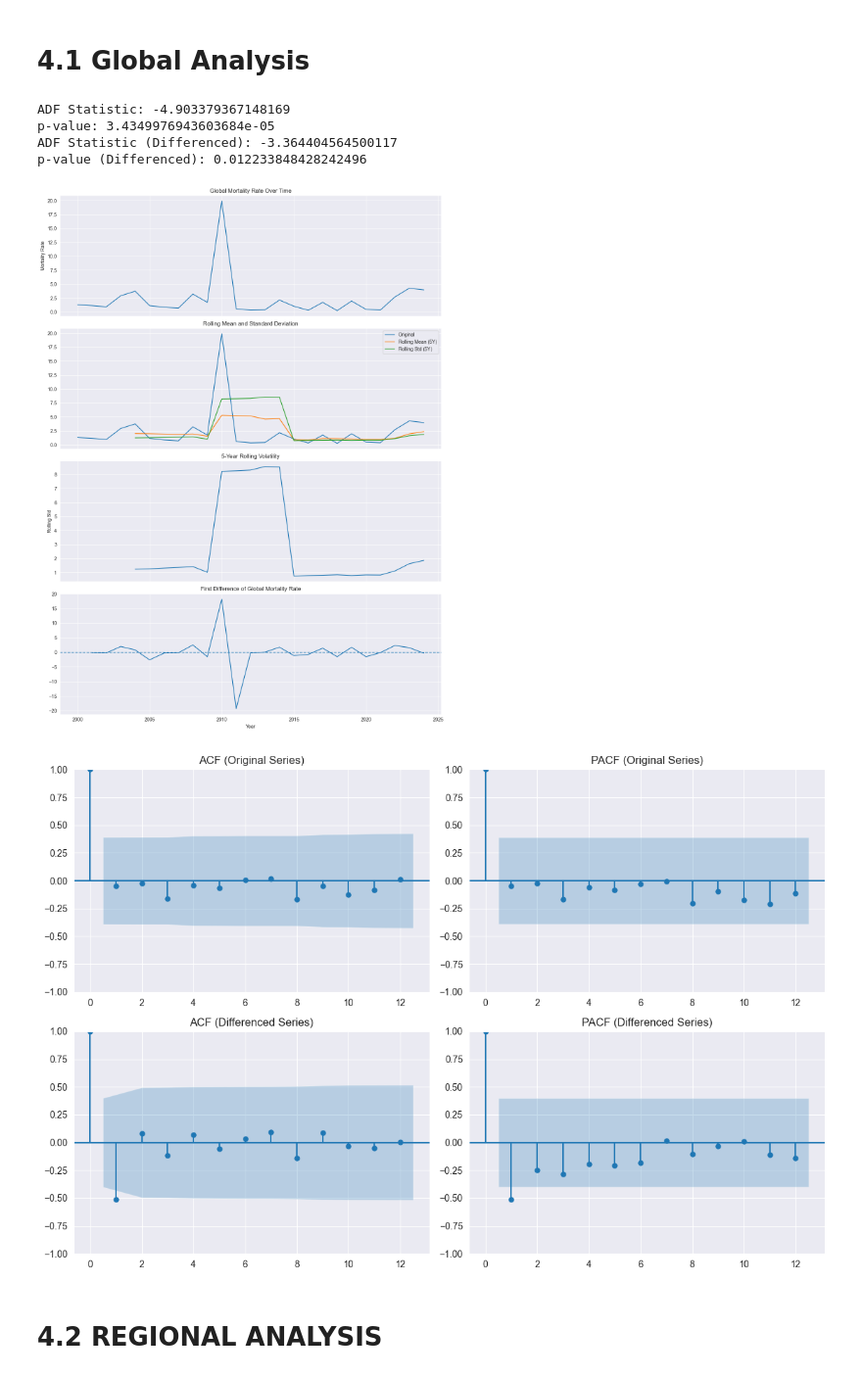
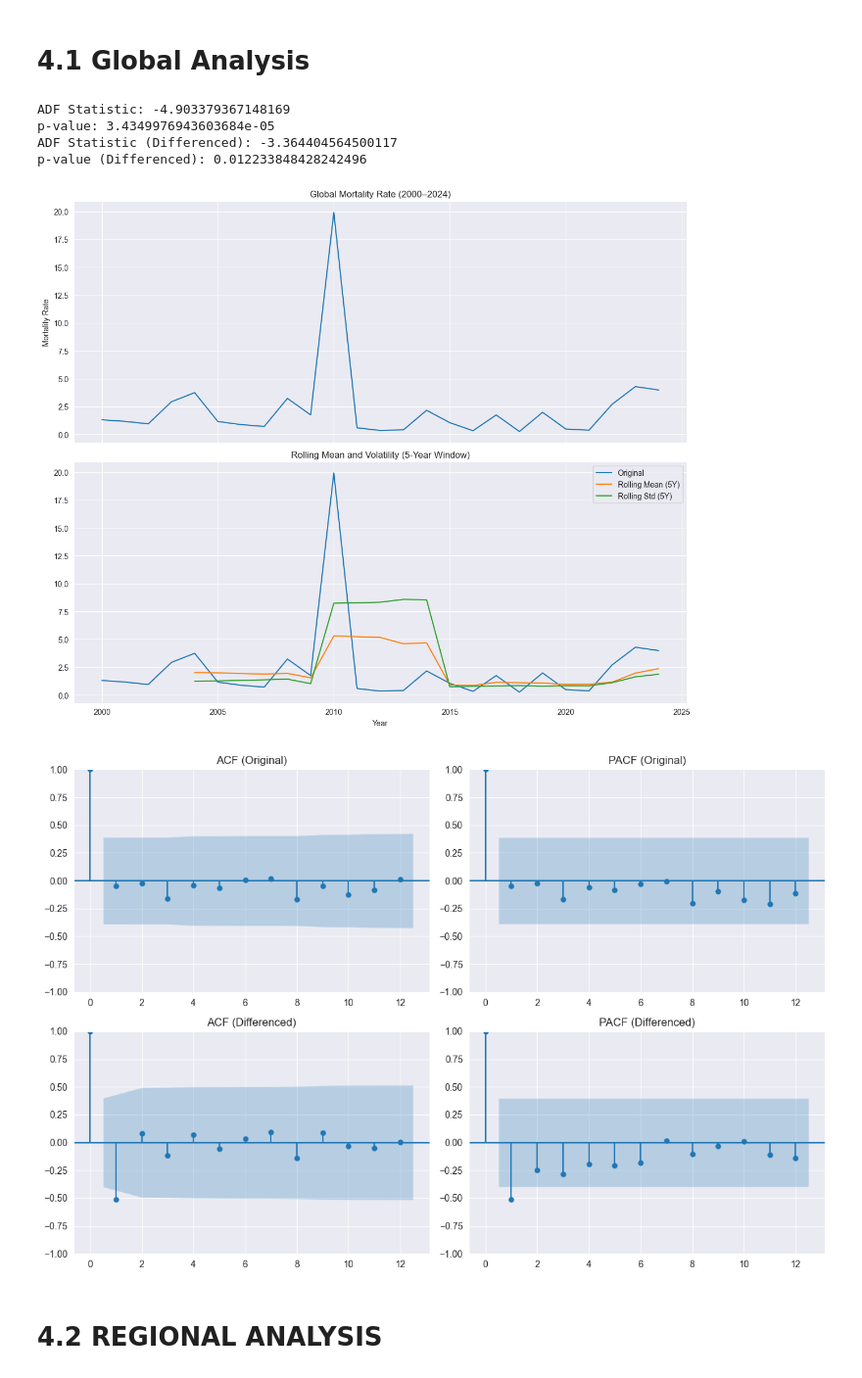
Before and after one commit to NgocMypzg/Mortality_Rate_Forecasting, a Jupyter notebook: notebook/eda.ipynb, the cells around one changed output. Shown at 98% size. Drawn from its saved outputs; the diff is of its cells as text; code cells hidden in the pictures.

```diff
--- a/notebook/eda.ipynb
+++ b/notebook/eda.ipynb
@@ -33,94 +28,76 @@ Zimbabwe
 # %% [markdown]
 # 4.1 Global Analysis
 # %%
-# 4.1.1 Global Trend
-
+# 4.1 Global Series
 global_ts = (
     df.groupby("Year")["Mortality_Rate"]
     .mean()
     .sort_index()
 )
 
-# 4.1.2 Rolling Statistics
-
+# Rolling Statistics
 rolling_mean = global_ts.rolling(window=5).mean()
 rolling_std = global_ts.rolling(window=5).std()
 
-# 4.1.3 Stationarity (ADF Test)
-
+# ADF Test
 from statsmodels.tsa.stattools import adfuller
 
 adf_result = adfuller(global_ts)
+diff_ts = global_ts.diff().dropna()
+adf_diff = adfuller(diff_ts)
 
 print("ADF Statistic:", adf_result[0])
 print("p-value:", adf_result[1])
-
-# First Difference
-diff_ts = global_ts.diff().dropna()
-
-adf_diff = adfuller(diff_ts)
-
 print("ADF Statistic (Differenced):", adf_diff[0])
 print("p-value (Differenced):", adf_diff[1])
 
-#Trend + Rolling + Volatility + Diff
+# Figure 1: Trend + Rolling
 
-fig, axes = plt.subplots(4, 1, figsize=(12, 16), sharex=True)
+fig, axes = plt.subplots(2, 1, figsize=(12, 10), sharex=True)
 
-# Global Trend
+# Trend
 axes[0].plot(global_ts)
-axes[0].set_title("Global Mortality Rate Over Time")
+axes[0].set_title("Global Mortality Rate (2000–2024)")
 axes[0].set_ylabel("Mortality Rate")
 
 # Rolling Mean + Std
 axes[1].plot(global_ts, label="Original")
 axes[1].plot(rolling_mean, label="Rolling Mean (5Y)")
 axes[1].plot(rolling_std, label="Rolling Std (5Y)")
 axes[1].legend()
-axes[1].set_title("Rolling Mean and Standard Deviation")
-
-# Rolling Volatility
-axes[2].plot(rolling_std)
-axes[2].set_title("5-Year Rolling Volatility")
-axes[2].set_ylabel("Rolling Std")
-
-# First Difference
-axes[3].plot(diff_ts)
-axes[3].axhline(0, linestyle="--")
-axes[3].set_title("First Difference of Global Mortality Rate")
-axes[3].set_xlabel("Year")
+axes[1].set_title("Rolling Mean and Volatility (5-Year Window)")
+axes[1].set_xlabel("Year")
 
 plt.tight_layout()
 plt.show()
 
-
-# 4.1.4 ACF & PACF
+# Figure 2: ACF & PACF
 
 from statsmodels.graphics.tsaplots import plot_acf, plot_pacf
 
 fig, axes = plt.subplots(2, 2, figsize=(12, 8))
 
 plot_acf(global_ts, ax=axes[0, 0])
-axes[0, 0].set_title("ACF (Original Series)")
+axes[0, 0].set_title("ACF (Original)")
 
 plot_pacf(global_ts, ax=axes[0, 1])
-axes[0, 1].set_title("PACF (Original Series)")
+axes[0, 1].set_title("PACF (Original)")
 
 plot_acf(diff_ts, ax=axes[1, 0])
-axes[1, 0].set_title("ACF (Differenced Series)")
+axes[1, 0].set_title("ACF (Differenced)")
 
 plot_pacf(diff_ts, ax=axes[1, 1])
-axes[1, 1].set_title("PACF (Differenced Series)")
+axes[1, 1].set_title("PACF (Differenced)")
 
 plt.tight_layout()
 plt.show()
 # %% [output]
 ADF Statistic: -4.903379367148169
 p-value: 3.4349976943603684e-05
 ADF Statistic (Differenced): -3.364404564500117
 p-value (Differenced): 0.012233848428242496
-[figure, old version]
+[figure, new version]
-[figure, old version]
+[figure, new version]
 # %% [markdown]
 # 4.2 REGIONAL ANALYSIS
 # %%
```
Also changed, not shown: parts of 6 cells of this notebook.
